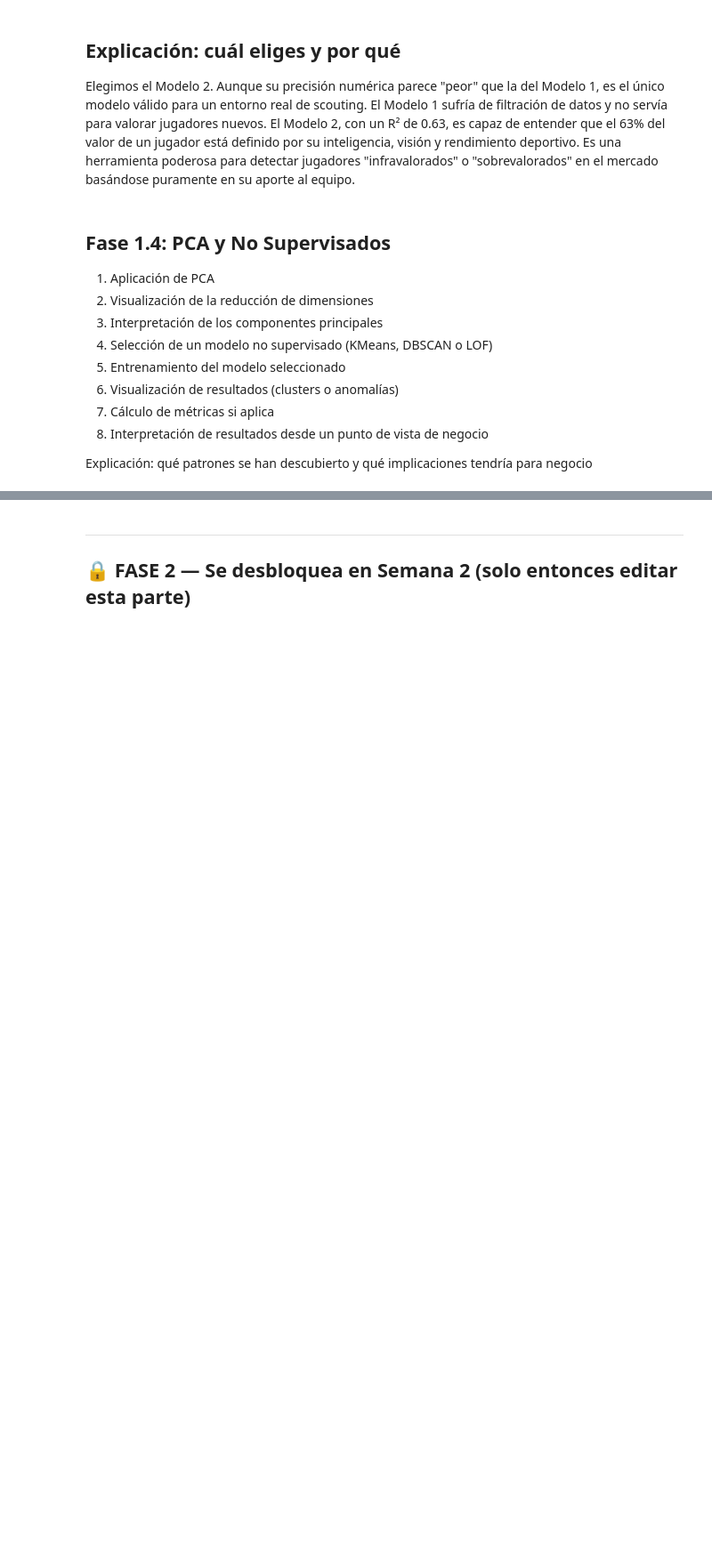
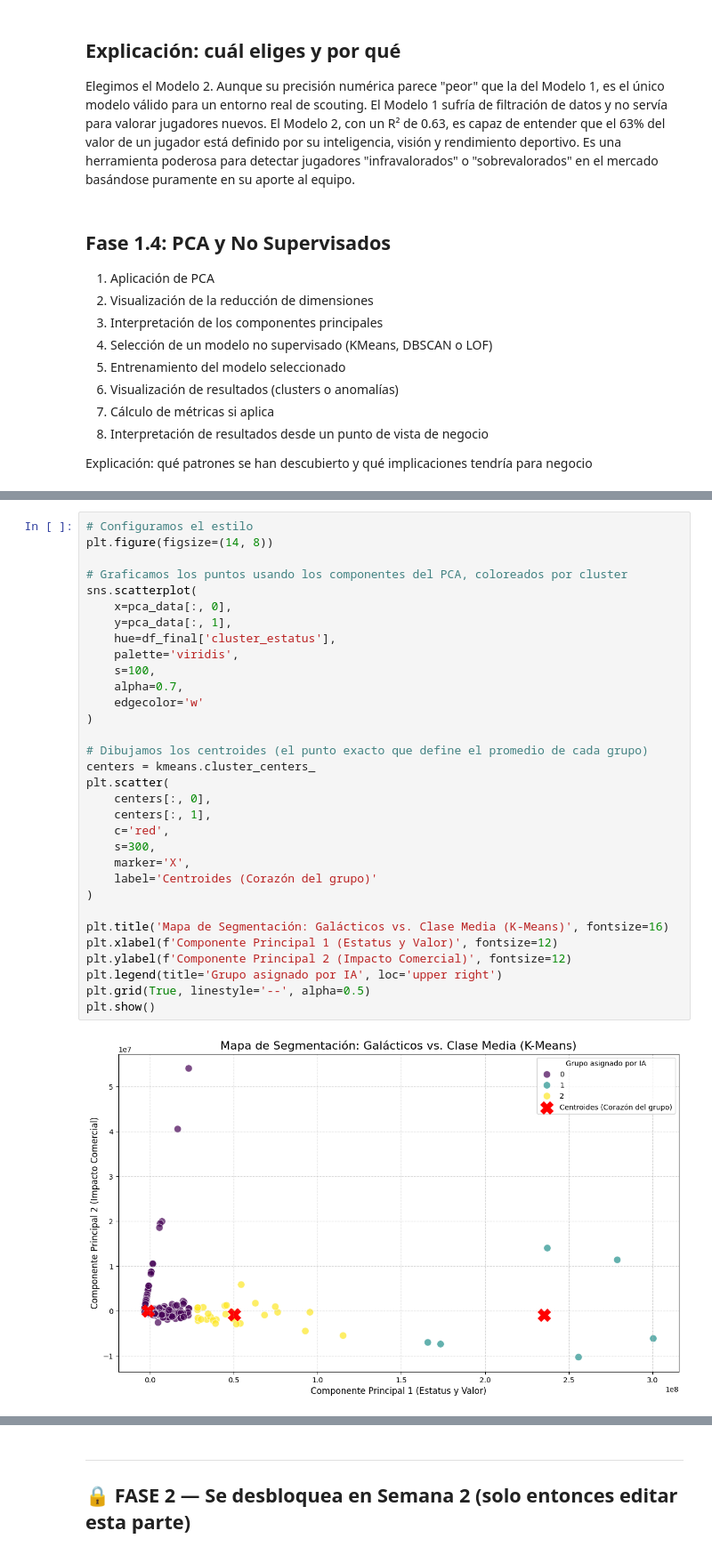
Before and after one commit to amarchenac-ops/repositoryanthony, a Jupyter notebook: [00] - Workshops/Workshop_ML_PartTime.ipynb, the cells around one changed output, grey strips where cells are left out. Shown at 89% size. Drawn from its saved outputs; the diff is of its cells as text; blank space fills up the shorter version.

```diff
--- a/[00] - Workshops/Workshop_ML_PartTime.ipynb
+++ b/[00] - Workshops/Workshop_ML_PartTime.ipynb
@@ -699,0 +812,34 @@ Explicación: qué patrones se han descubierto y qué implicaciones tendría par
+# %%
+# Configuramos el estilo
+plt.figure(figsize=(14, 8))
+
+# Graficamos los puntos usando los componentes del PCA, coloreados por cluster
+sns.scatterplot(
+    x=pca_data[:, 0],
+    y=pca_data[:, 1],
+    hue=df_final['cluster_estatus'],
+    palette='viridis',
+    s=100,
+    alpha=0.7,
+    edgecolor='w'
+)
+
+# Dibujamos los centroides (el punto exacto que define el promedio de cada grupo)
+centers = kmeans.cluster_centers_
+plt.scatter(
+    centers[:, 0],
+    centers[:, 1],
+    c='red',
+    s=300,
+    marker='X',
+    label='Centroides (Corazón del grupo)'
+)
+
+plt.title('Mapa de Segmentación: Galácticos vs. Clase Media (K-Means)', fontsize=16)
+plt.xlabel(f'Componente Principal 1 (Estatus y Valor)', fontsize=12)
+plt.ylabel(f'Componente Principal 2 (Impacto Comercial)', fontsize=12)
+plt.legend(title='Grupo asignado por IA', loc='upper right')
+plt.grid(True, linestyle='--', alpha=0.5)
+plt.show()
+# %% [output]
+[figure, added]
```
Also changed, not shown: parts of 8 cells of this notebook.
